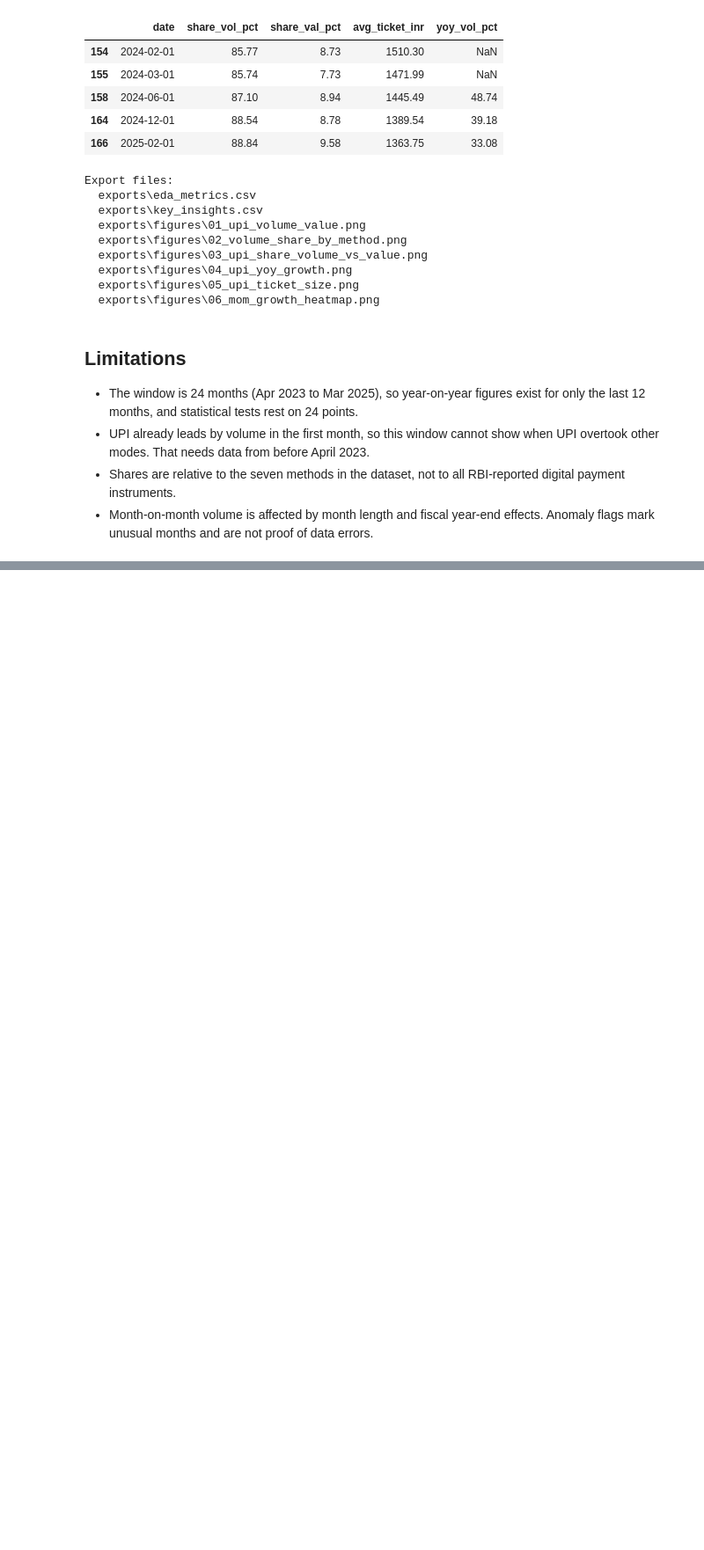
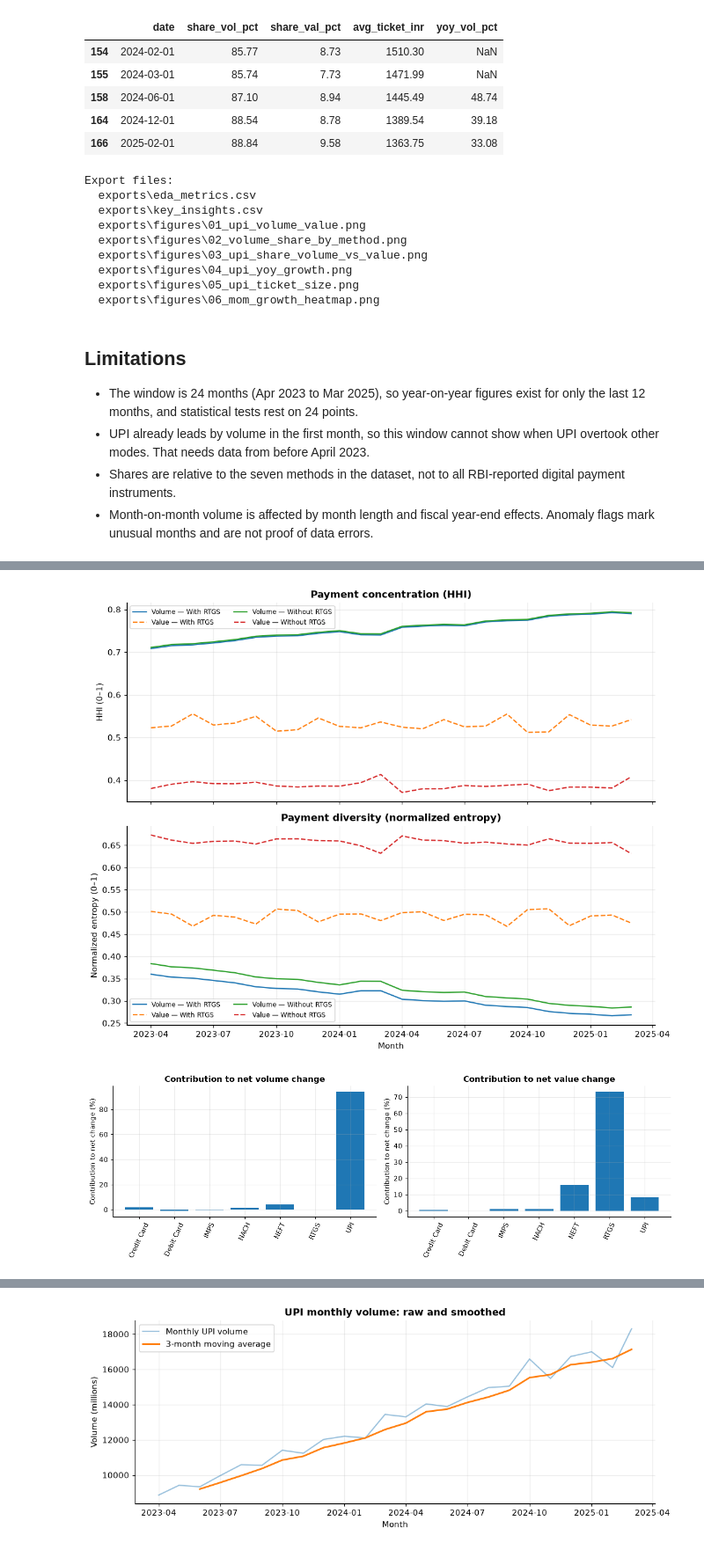
Before and after one commit to jaanhavik777/Beyond-Cash, a Jupyter notebook: notebooks/eda.ipynb, the cells around one changed output, grey strips where cells are left out. Shown at 88% size. Saved outputs shown, nothing was run; the diff lists cells and outputs as text; code cells hidden in the pictures; blank space fills up the shorter version.

Commit message:
Add enhanced EDA metrics, visualizations and findings

```diff
--- a/notebooks/eda.ipynb
+++ b/notebooks/eda.ipynb
@@ -602,0 +723,6 @@ Export files:
+# %%
+upi_characteristics = metrics.loc[metrics["payment_method"] == "UPI",
+    ["date", "volume_mn", "value_cr", "avg_ticket_inr", "share_vol_pct", "share_val_pct"]].sort_values("date").copy()
+upi_characteristics["share_gap_pp"] = upi_characteristics["share_vol_pct"] - upi_characteristics["share_val_pct"]
+upi_characteristics["ticket_change_mom_pct"] = upi_characteristics["avg_ticket_inr"].pct_change(fill_method=None) * 100
+display(upi_characteristics.iloc[[0, -1]].round(2))
@@ -602,0 +819,68 @@ Export files:
+# %%
+def save_figure(filename):
+    plt.tight_layout()
+    plt.savefig(FIG_DIR / filename, bbox_inches="tight")
+    plt.show()
+
+fig, axes = plt.subplots(2, 1, figsize=(10, 8), sharex=True)
+for label, data in [("With RTGS", concentration_all), ("Without RTGS", concentration_no_rtgs)]:
+    axes[0].plot(data["date"], data["hhi_volume"], label=f"Volume — {label}")
+    axes[0].plot(data["date"], data["hhi_value"], linestyle="--", label=f"Value — {label}")
+    axes[1].plot(data["date"], data["entropy_normalized_volume"], label=f"Volume — {label}")
+    axes[1].plot(data["date"], data["entropy_normalized_value"], linestyle="--", label=f"Value — {label}")
+axes[0].set(title="Payment concentration (HHI)", ylabel="HHI (0–1)")
+axes[1].set(title="Payment diversity (normalized entropy)", ylabel="Normalized entropy (0–1)", xlabel="Month")
+for ax in axes: ax.legend(fontsize=8, ncol=2)
+save_figure("enhanced_hhi_entropy.png")
+
+fig, axes = plt.subplots(1, 2, figsize=(12, 4))
+for ax, column, unit in [(axes[0], "contribution_volume_mn_pct", "Volume"), (axes[1], "contribution_value_cr_pct", "Value")]:
+    ax.bar(growth_contributions["payment_method"], growth_contributions[column])
+    ax.set(title=f"Contribution to net {unit.lower()} change", ylabel="Contribution to net change (%)")
+    ax.tick_params(axis="x", rotation=65)
+save_figure("enhanced_growth_contributions.png")
+
+fig, axes = plt.subplots(2, 1, figsize=(10, 7), sharex=True)
+for method, data in comparison_monthly.groupby("payment_method"):
+    axes[0].plot(data["date"], data["volume_mn"], label=method)
+    axes[1].plot(data["date"], data["avg_ticket_inr"], label=method)
+axes[0].set(title="UPI versus IMPS: transaction scale", ylabel="Monthly volume (millions)")
+axes[1].set(title="UPI versus IMPS: transaction size", ylabel="Average ticket (₹)", xlabel="Month")
+for ax in axes: ax.legend()
+save_figure("enhanced_upi_imps.png")
+
+fig, axes = plt.subplots(2, 1, figsize=(10, 7), sharex=True)
+axes[0].plot(upi_characteristics["date"], upi_characteristics["share_vol_pct"], label="Volume share (%)")
+axes[0].plot(upi_characteristics["date"], upi_characteristics["share_val_pct"], label="Value share (%)")
+axes[0].set(title="UPI share divergence", ylabel="Share (%)")
+axes[0].legend()
+axes[1].plot(upi_characteristics["date"], upi_characteristics["share_gap_pp"], label="Volume − value share")
+axes[1].set(ylabel="Gap (percentage points)", xlabel="Month")
+save_figure("enhanced_upi_share_gap.png")
+
+fig, ax = plt.subplots(figsize=(10, 4))
+upi_rolling = rolling_metrics.loc[rolling_metrics["payment_method"] == "UPI"]
+ax.plot(upi_rolling["date"], upi_rolling["volume_mn"], alpha=.45, label="Monthly UPI volume")
+ax.plot(upi_rolling["date"], upi_rolling["volume_mn_rolling3"], linewidth=2, label="3-month moving average")
+ax.set(title="UPI monthly volume: raw and smoothed", ylabel="Volume (millions)", xlabel="Month")
+ax.legend()
+save_figure("enhanced_upi_rolling.png")
+
+export_tables = {
+    "enhanced_monthly_shares.csv": monthly_shares,
+    "enhanced_concentration.csv": concentration,
+    "enhanced_growth_contributions.csv": growth_contributions,
+    "enhanced_upi_imps_monthly.csv": comparison_monthly,
+    "enhanced_upi_imps_summary.csv": upi_imps_summary,
+    "enhanced_upi_characteristics.csv": upi_characteristics,
+    "enhanced_rolling_metrics.csv": rolling_metrics,
+    "enhanced_trend_regressions.csv": trend_regressions,
+    "enhanced_rtgs_shares.csv": sensitivity_shares,
+    "enhanced_rtgs_concentration_comparison.csv": rtgs_sensitivity_summary,
+}
+for name, frame in export_tables.items():
+    frame.to_csv(EXPORT_DIR / name, index=False)
+    print(f"Saved {name}: {len(frame)} rows")
+# %% [output]
+[figure, added]
+[figure, added]
@@ -602,0 +889 @@ Export files:
+[figure, added]
```
Also changed, not shown: parts of 18 cells of this notebook, 16 other files.
